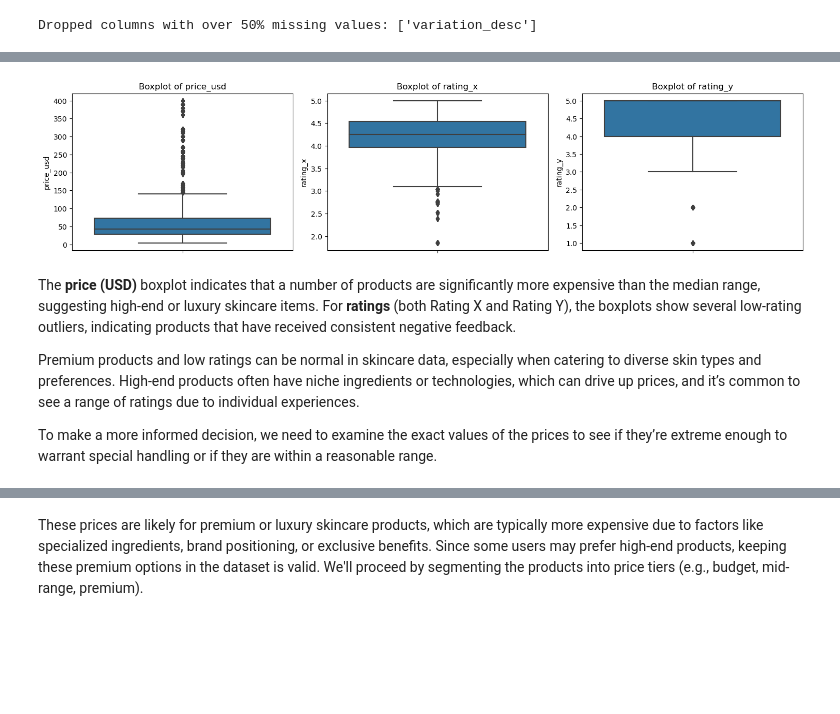
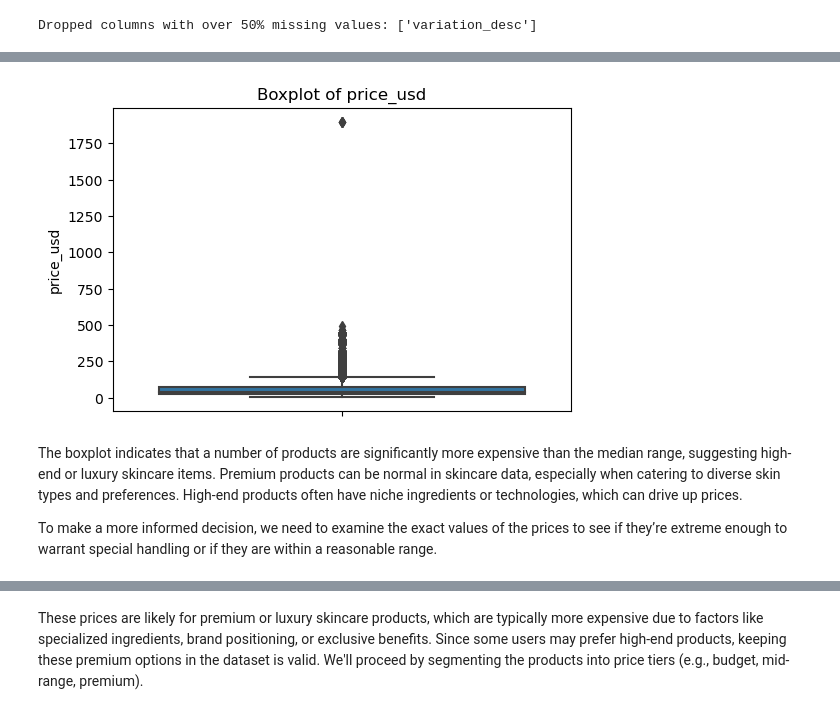
Before and after one commit to ECCHERUIYOT/AI-Powered-Recommendations-For-Melanin-Skin, a Jupyter notebook: index.ipynb, the cells around one changed output, grey strips where cells are left out. Cells and saved outputs as stored; diff of their text form; code cells hidden in the pictures; blank space fills up the shorter version.

```diff
--- a/index.ipynb
+++ b/index.ipynb
@@ -196,7 +204,44 @@ print("Dropped columns with over 50% missing values:", columns_to_drop)
 # %% [output]
 Dropped columns with over 50% missing values: ['variation_desc']
 # %%
-# Drop rows with missing values
-data.dropna(axis=0,inplace=True)
-data.info()
+# Replace 'notSureST' with 'Not sure' in the 'skin_tone' column
+data['skin_tone'].replace('notSureST', 'Not sure', inplace=True)
+
+# Dictionary for numerical columns with median imputation
+numerical_impute = {
+    'is_recommended': data['is_recommended'].median(),
+    'helpfulness': data['helpfulness'].median()
+}
+
+# Fill numerical columns with median
+for col, median_value in numerical_impute.items():
+    data[col].fillna(median_value, inplace=True)
+
+# Dictionary for string-based columns with relevant placeholders
+string_impute = {
+    'tertiary_category': 'Unknown',
+    'secondary_category': 'Unknown',
+    'size': 'Unknown',
+    'variation_type': 'Unknown',
+    'ingredients': 'Not Recorded',
+    'variation_value': 'Unknown',
+    'highlights': 'No Highlights',
+    'rating_x': '0',
+    'rating_y': '0',
+    'review_text': 'None',
+    'skin_tone': 'Not sure',
+    'skin_type': 'Not sure',
+    'eye_color': 'Unknown',
+    'hair_color': 'Unknown',
+    'reviews': 'None',
+    'author_id': 'Unknown',
+    'submission_time': 'Unknown'
+}
+
+# Fill string-based columns with placeholders
+for col, placeholder in string_impute.items():
+    data[col].fillna(placeholder, inplace=True)
+
+# Verify missing values after imputing
+print(data.isnull().sum())
 # %% [output]
@@ -237,23 +282,21 @@ data.describe()
 # %%
 # Identifying Outliers with Boxplots
 
 # Create a list of columns to visualize
-columns = ['price_usd', 'rating_x',  'rating_y']
+columns = ['price_usd']
 
 # Create boxplots for each numerical column
 plt.figure(figsize=(15, 10))
 for i, column in enumerate(columns):
     plt.subplot(3, 3, i + 1)  # Adjust the layout as needed
     sns.boxplot(y=data[column])
     plt.title(f'Boxplot of {column}')
 plt.tight_layout()
 plt.show()
 # %% [output]
-[figure, old version]
+[figure, new version]
 # %% [markdown]
-The **price (USD)** boxplot indicates that a number of products are significantly more expensive than the median range, suggesting high-end or luxury skincare items. For **ratings** (both Rating X and Rating Y), the boxplots show several low-rating outliers, indicating products that have received consistent negative feedback.
-
-Premium products and low ratings can be normal in skincare data, especially when catering to diverse skin types and preferences. High-end products often have niche ingredients or technologies, which can drive up prices, and it’s common to see a range of ratings due to individual experiences.
+The boxplot indicates that a number of products are significantly more expensive than the median range, suggesting high-end or luxury skincare items. Premium products can be normal in skincare data, especially when catering to diverse skin types and preferences. High-end products often have niche ingredients or technologies, which can drive up prices.
 
 To make a more informed decision, we need to examine the exact values of the prices to see if they’re extreme enough to warrant special handling or if they are within a reasonable range.
 # %%
```
Also changed, not shown: parts of 90 cells of this notebook, 5 other files.
